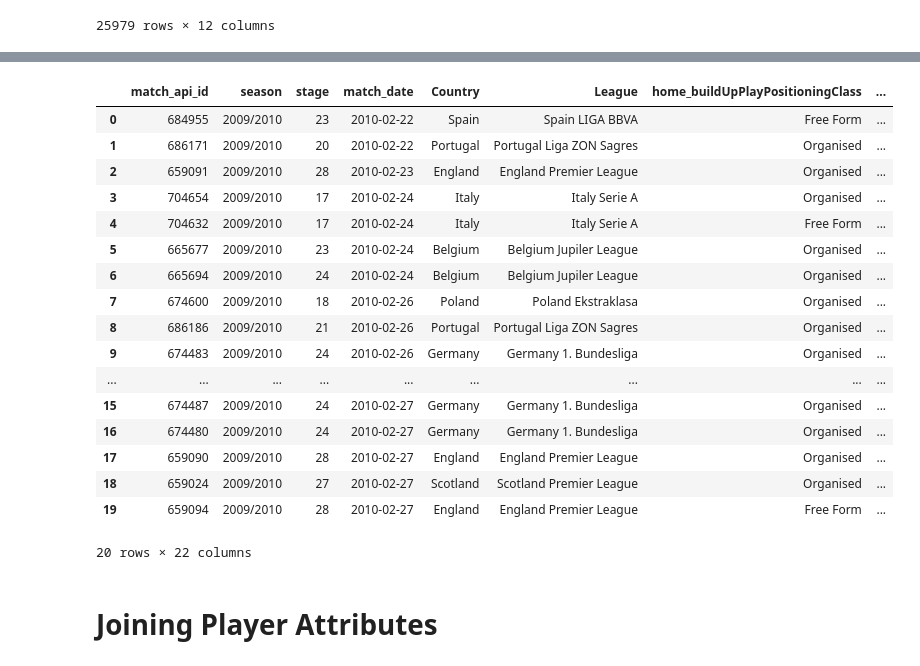
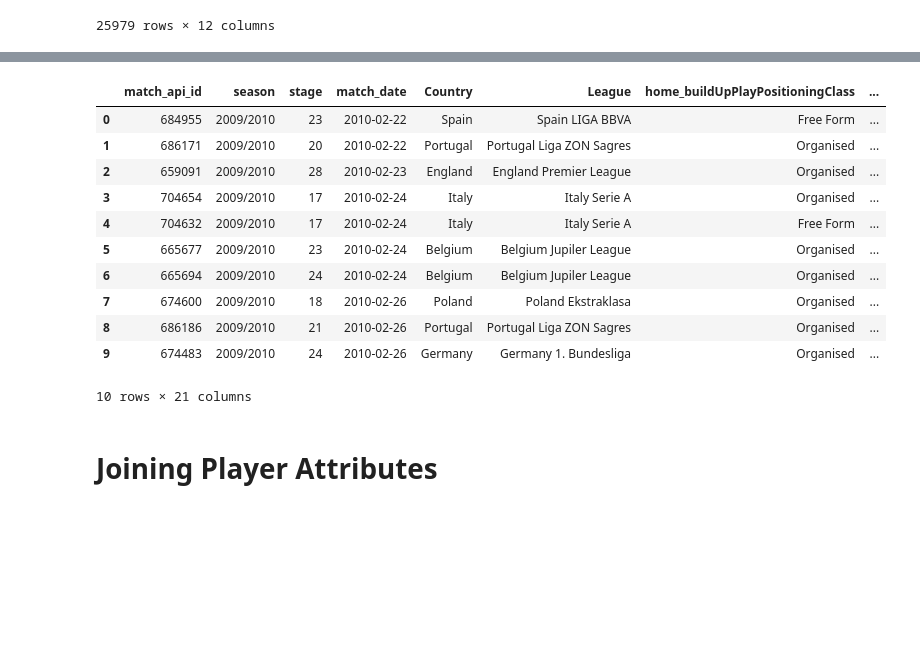
Before and after one commit to gwilli95/European_Soccer_EDA_XGBoost_Pipeline, a Jupyter notebook: notebooks/modeling_table.ipynb, the cells around one changed output, grey strips where cells are left out. Cells and saved outputs as stored; diff of their text form; code cells hidden in the pictures; blank space fills up the shorter version.

```diff
--- a/notebooks/modeling_table.ipynb
+++ b/notebooks/modeling_table.ipynb
@@ -715,0 +724,14 @@ both_stats = both_stats.rename(columns = dict(zip(class_stat_cols, home_class_st
+# %%
+#BuildUpPlayDribbling only has 5874 entries and should just be dropped
+both_stats = both_stats.drop(columns = ["home_buildUpPlayDribbling", "away_buildUpPlayDribbling"])
+stat_cols.remove("buildUpPlayDribbling")
+home_stat_cols.remove("home_buildUpPlayDribbling")
+# %%
+#There are a ton of missing values in the stats columns, likely from cases where one or both teams didn't have stats measurements
+#at all or any yet before the match date. With 23% missing, we may just drop these as well. It would be hard to meaningfully and
+#usefully impute these without drawing on future stat measurements (e.g., imputing average stat by league and season would incorporate
+#future data without elaborate data engineering gymnastics to maintain temporal integrity). The missing values are probably directly
+#reflective of the data's fundamental temporal limits anyway. Better safe than sorry, and quality over quantity of records.
+
+print(round(1 - 19916/25979, 2))
+both_stats = both_stats.dropna()
@@ -736,5 +760,3 @@ memory usage: 6.9+ MB
-# %%
-both_stats = both_stats.dropna(subset = list(both_stats.columns)[-4:])
 # %%
 both_stats.head()
 # %% [output]
@@ -772,11 +791,7 @@ raw_stats_cols = [stat for stat in both_stats_cols[start_idx:] if not stat.start
 # %%
-both_stats_cols = list(both_stats.columns)
-start_idx = both_stats_cols.index("buildUpPlaySpeed")
-raw_stats_cols = [stat for stat in both_stats_cols[start_idx:] if not stat.startswith("away_")]
-
-
-for stat in raw_stats_cols:
-    if ("int" in str(both_stats[f"{stat}"].dtype)) | ("float" in str(both_stats[f"{stat}"].dtype)):
-        both_stats[f"{stat}_home_diff"] = both_stats[f"{stat}"] - both_stats[f"away_{stat}"]
-        both_stats = both_stats.drop(columns = [f"{stat}", f"away_{stat}"])
+#Compute the stat differences and drop the raw columns
+for stat in stat_cols:
+    if ("int" in str(both_stats[f"home_{stat}"].dtype)) | ("float" in str(both_stats[f"home_{stat}"].dtype)):
+        both_stats[f"{stat}_home_diff"] = both_stats[f"home_{stat}"] - both_stats[f"away_{stat}"]
+        both_stats = both_stats.drop(columns = [f"home_{stat}", f"away_{stat}"])
 # %%
@@ -795,26 +812,20 @@ both_stats["Home_Score_Adv"] = both_stats["home_team_goal"] - both_stats["away_t
 both_stats = both_stats.drop(columns = ["home_team_goal", "away_team_goal"])
 both_stats = both_stats.reset_index().drop(columns = "index")
 # %%
-both_stats.head(20)
+both_stats.head(10)
 # %% [output]
 |  | match_api_id | season | stage | match_date | Country | League | home_buildUpPlayPositioningClass | ... |
 | 0 | 684955 | 2009/2010 | 23 | 2010-02-22 | Spain | Spain LIGA BBVA | Free Form | ... |
 | 1 | 686171 | 2009/2010 | 20 | 2010-02-22 | Portugal | Portugal Liga ZON Sagres | Organised | ... |
 | 2 | 659091 | 2009/2010 | 28 | 2010-02-23 | England | England Premier League | Organised | ... |
 | 3 | 704654 | 2009/2010 | 17 | 2010-02-24 | Italy | Italy Serie A | Organised | ... |
 | 4 | 704632 | 2009/2010 | 17 | 2010-02-24 | Italy | Italy Serie A | Free Form | ... |
 | 5 | 665677 | 2009/2010 | 23 | 2010-02-24 | Belgium | Belgium Jupiler League | Organised | ... |
 | 6 | 665694 | 2009/2010 | 24 | 2010-02-24 | Belgium | Belgium Jupiler League | Organised | ... |
 | 7 | 674600 | 2009/2010 | 18 | 2010-02-26 | Poland | Poland Ekstraklasa | Organised | ... |
 | 8 | 686186 | 2009/2010 | 21 | 2010-02-26 | Portugal | Portugal Liga ZON Sagres | Organised | ... |
 | 9 | 674483 | 2009/2010 | 24 | 2010-02-26 | Germany | Germany 1. Bundesliga | Organised | ... |
-| ... | ... | ... | ... | ... | ... | ... | ... | ... |
-| 15 | 674487 | 2009/2010 | 24 | 2010-02-27 | Germany | Germany 1. Bundesliga | Organised | ... |
-| 16 | 674480 | 2009/2010 | 24 | 2010-02-27 | Germany | Germany 1. Bundesliga | Organised | ... |
-| 17 | 659090 | 2009/2010 | 28 | 2010-02-27 | England | England Premier League | Organised | ... |
-| 18 | 659024 | 2009/2010 | 27 | 2010-02-27 | Scotland | Scotland Premier League | Organised | ... |
-| 19 | 659094 | 2009/2010 | 28 | 2010-02-27 | England | England Premier League | Free Form | ... |
-20 rows × 22 columns
+10 rows × 21 columns
 # %% [markdown]
 # Joining Player Attributes
 # %%
```
Also changed, not shown: parts of 88 cells of this notebook, 2 other files.
